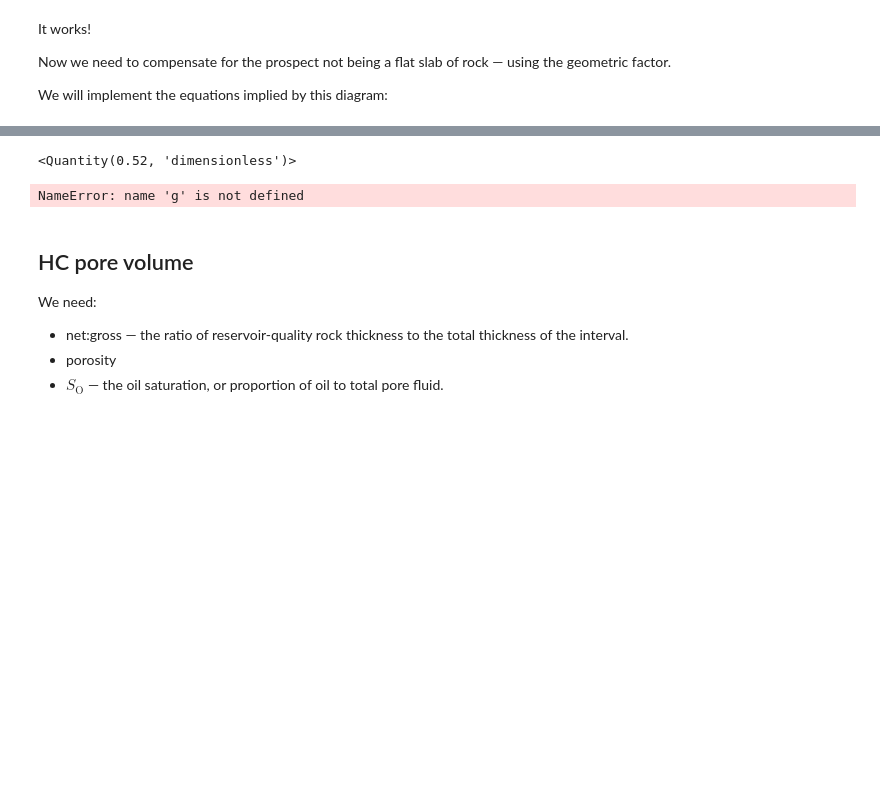
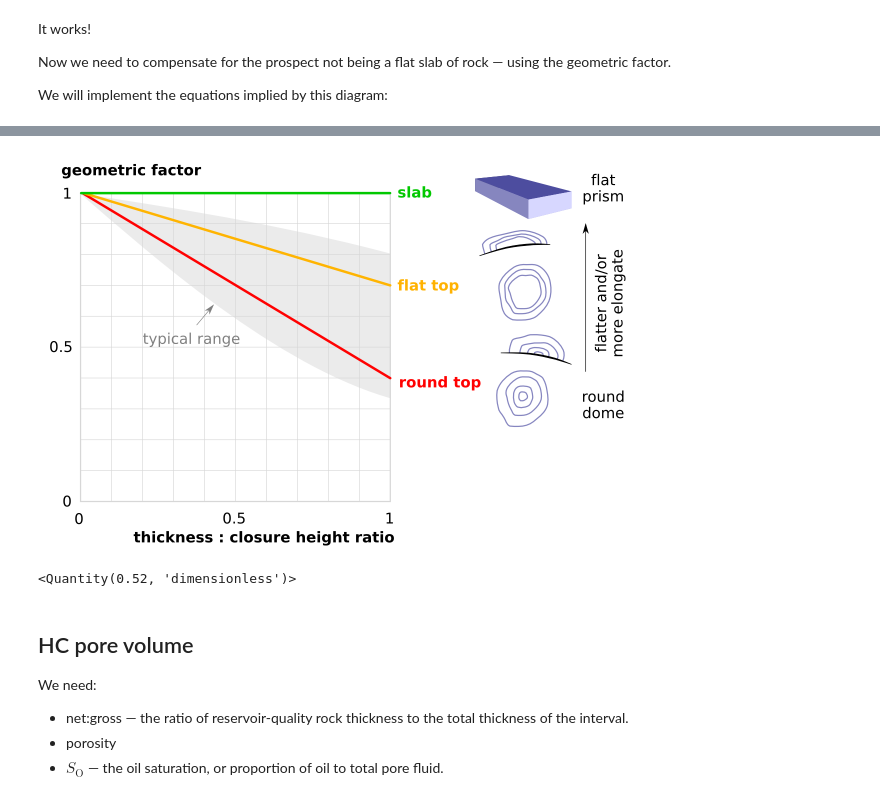
Before and after one commit to agile-geoscience/digidisc, a Jupyter notebook: notebooks/Volumetrics.ipynb, the cells around one changed output, grey strips where cells are left out. Saved outputs shown, nothing was run; the diff lists cells and outputs as text; code cells hidden in the pictures; blank space fills up the shorter version.

```diff
--- a/notebooks/Volumetrics.ipynb
+++ b/notebooks/Volumetrics.ipynb
@@ -63,3 +59,8 @@ We will implement the equations implied by this diagram:
+# %%
+from IPython.display import Image
+Image("http://subsurfwiki.org/images/6/66/Geometric_correction_factor.png", width=600)
+# %% [output]
+[figure, added]
 # %%
 def geometric_factor(thick, height, top='slab'):
 
@@ -77,7 +78,3 @@ def geometric_factor(thick, height, top='slab'):
 geometric_factor(thick, height=100*unit.m, top='round')
 # %% [output]
 <Quantity(0.52, 'dimensionless')>
-# %%
-grv *= g
-# %% [output]
-NameError: name 'g' is not defined
```
Also changed, not shown: parts of 6 cells of this notebook, 12 other files.
